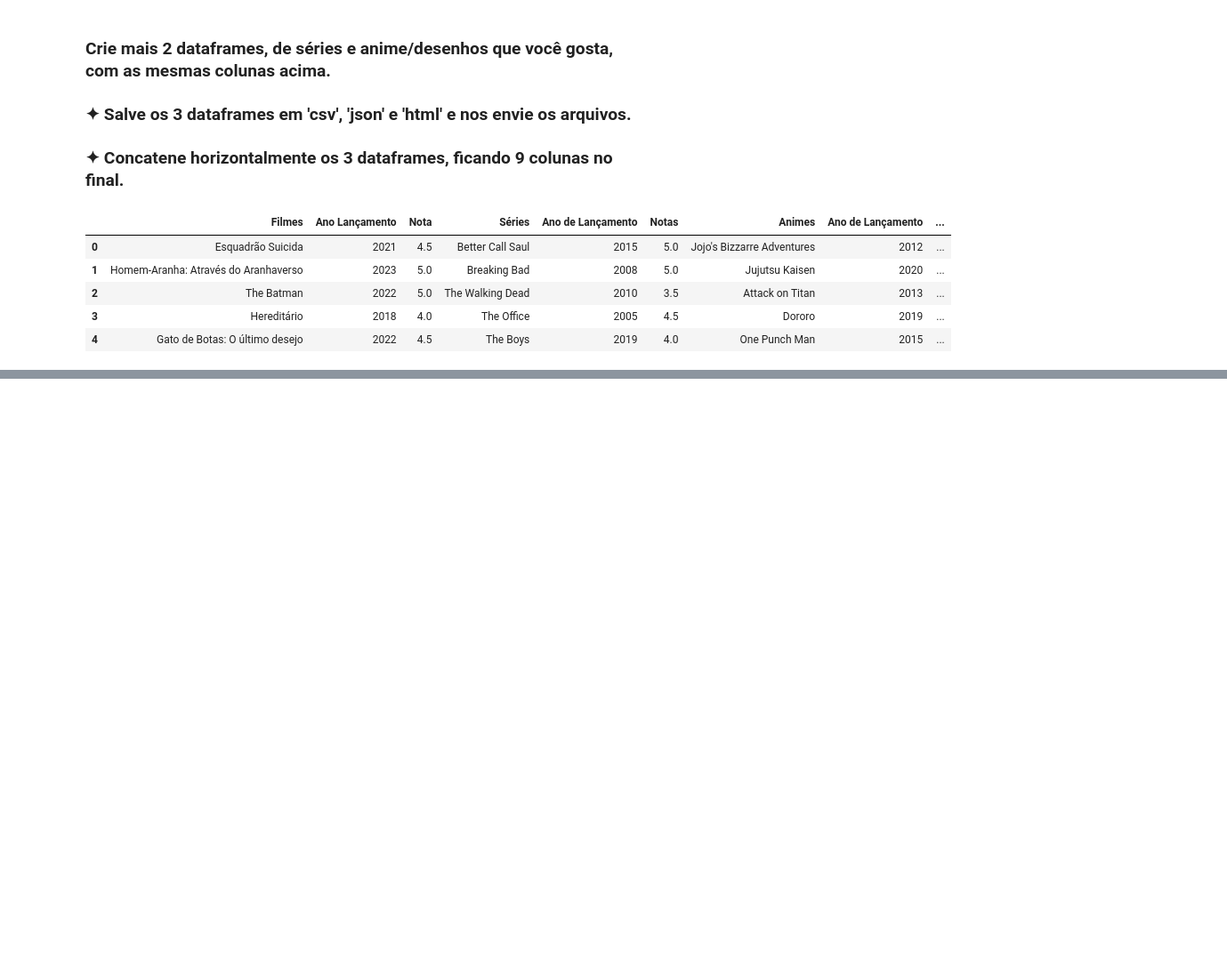
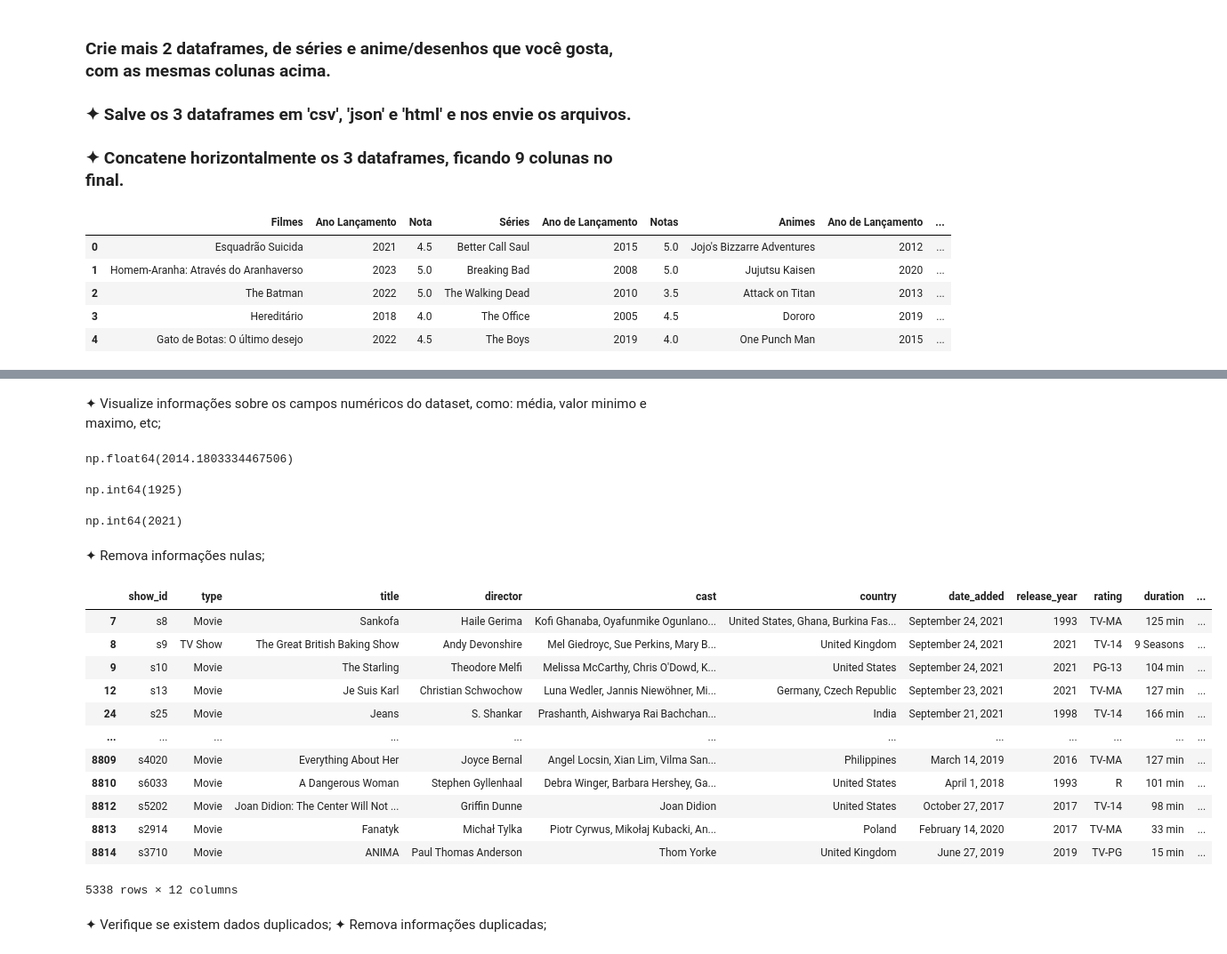
Before and after one commit to srtjazz/gc-python-2024, a Jupyter notebook: aula_03-04/aula_03-04_exercicios.ipynb, the cells around one changed output, grey strips where cells are left out. Shown: that part at 89% size. Saved outputs shown, nothing was run; the diff lists cells and outputs as text; code cells hidden in the pictures; blank space fills up the shorter version.

Commit message:
adiciona pasta 5 e atualiza arquivos de dataset

```diff
--- a/aula_03-04/aula_03-04_exercicios.ipynb
+++ b/aula_03-04/aula_03-04_exercicios.ipynb
@@ -50,0 +57,7 @@ result
+# %%
+import pandas as pd
+
+netflix_df = pd.read_csv("netflix.csv")
+
+netflix_df
+netflix_df.head()
@@ -50,0 +113,35 @@ result
+# %% [markdown]
+✦ Visualize informações sobre os campos numéricos do dataset, como: média, valor minimo e maximo, etc;</br>
+# %%
+netflix_df["release_year"].mean()
+# %% [output]
+np.float64(2014.1803334467506)
+# %%
+netflix_df["release_year"].min()
+# %% [output]
+np.int64(1925)
+# %%
+netflix_df["release_year"].max()
+# %% [output]
+np.int64(2021)
+# %% [markdown]
+✦ Remova informações nulas;</br>
+# %%
+netflix_df.dropna()
+# %% [output]
+|  | show_id | type | title | director | cast | country | date_added | release_year | rating | duration | ... |
+| 7 | s8 | Movie | Sankofa | Haile Gerima | Kofi Ghanaba, Oyafunmike Ogunlano... | United States, Ghana, Burkina Fas... | September 24, 2021 | 1993 | TV-MA | 125 min | ... |
+| 8 | s9 | TV Show | The Great British Baking Show | Andy Devonshire | Mel Giedroyc, Sue Perkins, Mary B... | United Kingdom | September 24, 2021 | 2021 | TV-14 | 9 Seasons | ... |
+| 9 | s10 | Movie | The Starling | Theodore Melfi | Melissa McCarthy, Chris O'Dowd, K... | United States | September 24, 2021 | 2021 | PG-13 | 104 min | ... |
+| 12 | s13 | Movie | Je Suis Karl | Christian Schwochow | Luna Wedler, Jannis Niewöhner, Mi... | Germany, Czech Republic | September 23, 2021 | 2021 | TV-MA | 127 min | ... |
+| 24 | s25 | Movie | Jeans | S. Shankar | Prashanth, Aishwarya Rai Bachchan... | India | September 21, 2021 | 1998 | TV-14 | 166 min | ... |
+| ... | ... | ... | ... | ... | ... | ... | ... | ... | ... | ... | ... |
+| 8809 | s4020 | Movie | Everything About Her | Joyce Bernal | Angel Locsin, Xian Lim, Vilma San... | Philippines | March 14, 2019 | 2016 | TV-MA | 127 min | ... |
+| 8810 | s6033 | Movie | A Dangerous Woman | Stephen Gyllenhaal | Debra Winger, Barbara Hershey, Ga... | United States | April 1, 2018 | 1993 | R | 101 min | ... |
+| 8812 | s5202 | Movie | Joan Didion: The Center Will Not ... | Griffin Dunne | Joan Didion | United States | October 27, 2017 | 2017 | TV-14 | 98 min | ... |
+| 8813 | s2914 | Movie | Fanatyk | Michał Tylka | Piotr Cyrwus, Mikołaj Kubacki, An... | Poland | February 14, 2020 | 2017 | TV-MA | 33 min | ... |
+| 8814 | s3710 | Movie | ANIMA | Paul Thomas Anderson | Thom Yorke | United Kingdom | June 27, 2019 | 2019 | TV-PG | 15 min | ... |
+5338 rows × 12 columns
+# %% [markdown]
+✦ Verifique se existem dados duplicados;</br>
+✦ Remova informações duplicadas;</br>
```
Also changed, not shown: parts of 10 cells of this notebook, 3 other files.
